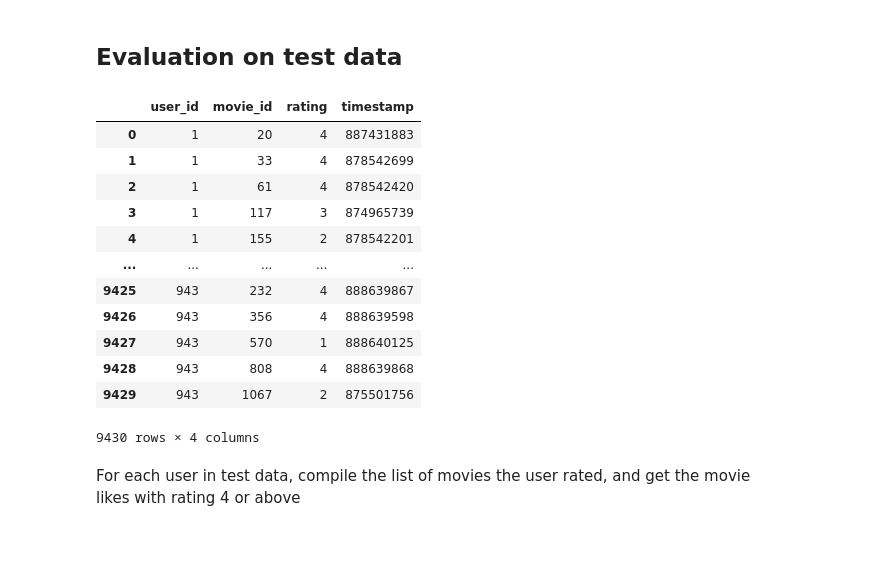
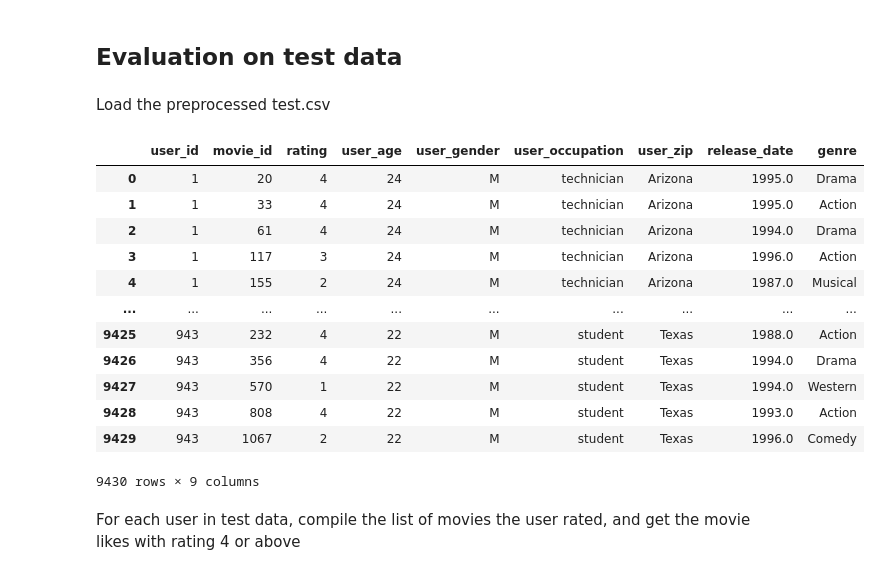
Before and after one commit to Cgolling/LLP_IS4242, a Jupyter notebook: A2_CF.ipynb, the cells around one changed output. Cells and saved outputs as stored; diff of their text form; code cells hidden in the pictures; blank space fills up the shorter version.

```diff
--- a/A2_CF.ipynb
+++ b/A2_CF.ipynb
@@ -703,23 +711,28 @@ Movie Title: Dr. Strangelove or: How I Learned to Stop Worrying and Love the Bom
 # %% [markdown]
 ## Evaluation on test data
+# %% [markdown]
+Load the preprocessed test.csv
 # %%
 # Load the test data
-test_data = pd.read_csv('data/ua.test', sep='\t', names=['user_id', 'movie_id', 'rating', 'timestamp'])
+test_data = pd.read_csv('data/test.csv')
+
+# Rename column item_id to movie_id
+test_data = test_data.rename(columns={'item_id': 'movie_id'})
 test_data
 # %% [output]
-|  | user_id | movie_id | rating | timestamp |
-| 0 | 1 | 20 | 4 | 887431883 |
-| 1 | 1 | 33 | 4 | 878542699 |
-| 2 | 1 | 61 | 4 | 878542420 |
-| 3 | 1 | 117 | 3 | 874965739 |
-| 4 | 1 | 155 | 2 | 878542201 |
-| ... | ... | ... | ... | ... |
-| 9425 | 943 | 232 | 4 | 888639867 |
-| 9426 | 943 | 356 | 4 | 888639598 |
-| 9427 | 943 | 570 | 1 | 888640125 |
-| 9428 | 943 | 808 | 4 | 888639868 |
-| 9429 | 943 | 1067 | 2 | 875501756 |
+|  | user_id | movie_id | rating | user_age | user_gender | user_occupation | user_zip | release_date | genre |
+| 0 | 1 | 20 | 4 | 24 | M | technician | Arizona | 1995.0 | Drama |
+| 1 | 1 | 33 | 4 | 24 | M | technician | Arizona | 1995.0 | Action |
+| 2 | 1 | 61 | 4 | 24 | M | technician | Arizona | 1994.0 | Drama |
+| 3 | 1 | 117 | 3 | 24 | M | technician | Arizona | 1996.0 | Action |
+| 4 | 1 | 155 | 2 | 24 | M | technician | Arizona | 1987.0 | Musical |
+| ... | ... | ... | ... | ... | ... | ... | ... | ... | ... |
+| 9425 | 943 | 232 | 4 | 22 | M | student | Texas | 1988.0 | Action |
+| 9426 | 943 | 356 | 4 | 22 | M | student | Texas | 1994.0 | Drama |
+| 9427 | 943 | 570 | 1 | 22 | M | student | Texas | 1994.0 | Western |
+| 9428 | 943 | 808 | 4 | 22 | M | student | Texas | 1993.0 | Action |
+| 9429 | 943 | 1067 | 2 | 22 | M | student | Texas | 1996.0 | Comedy |
-9430 rows × 4 columns
+9430 rows × 9 columns
 # %% [markdown]
 For each user in test data, compile the list of movies the user rated, and get the movie likes with rating 4 or above
 # %%
```
Also changed, not shown: parts of 29 cells of this notebook, 2 other files.
